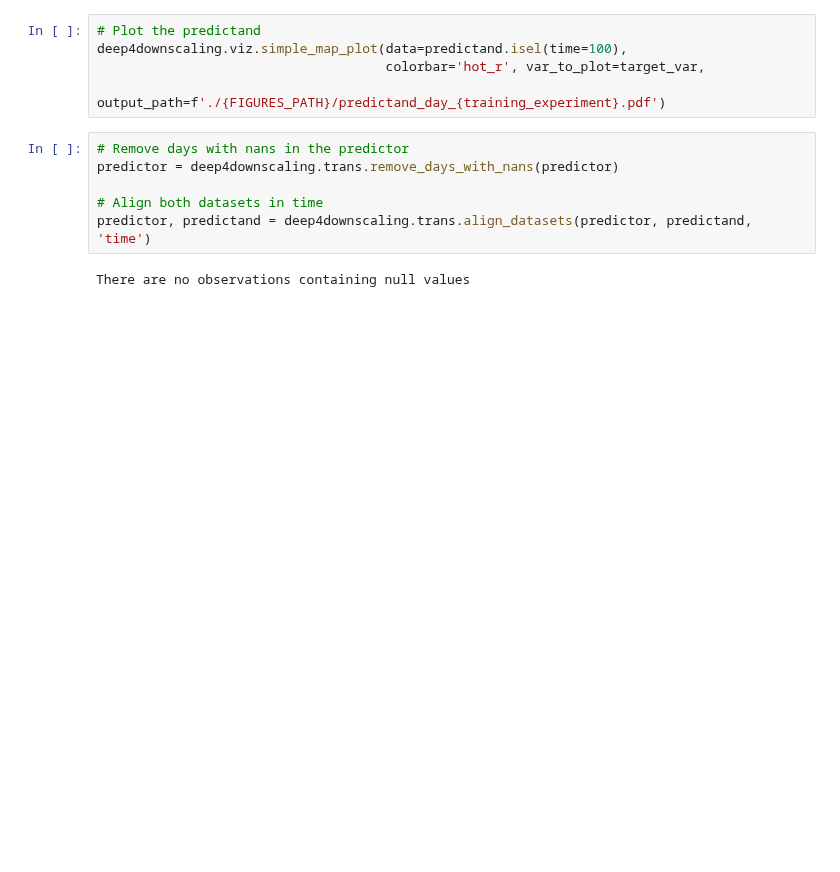
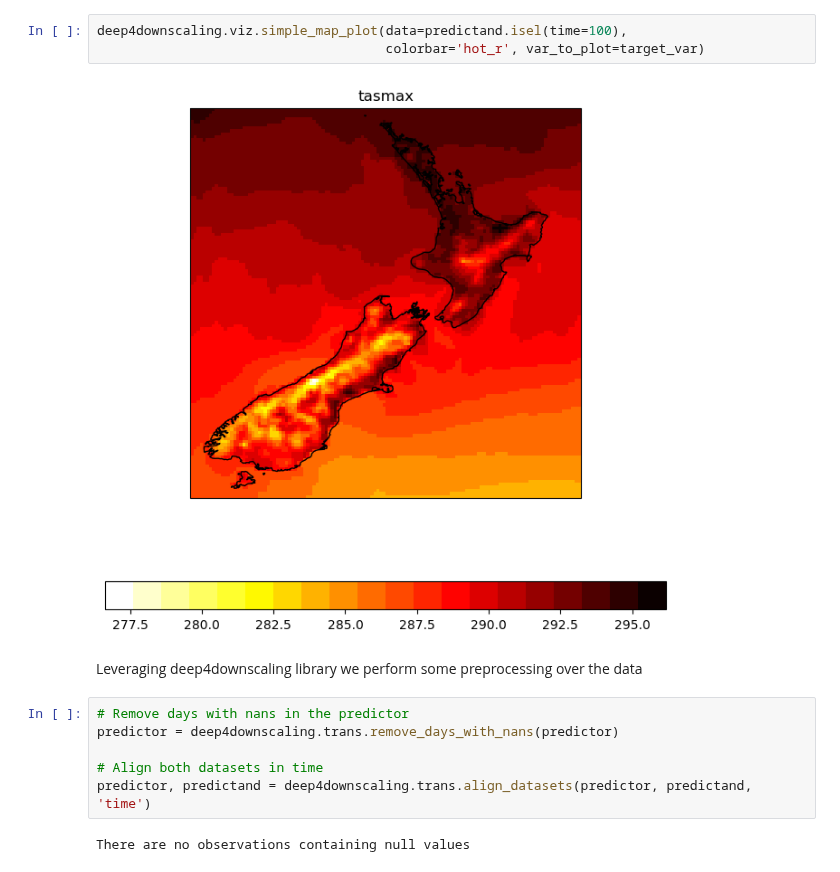
Before and after one commit to SantanderMetGroup/deep4downscaling, a Jupyter notebook: notebooks/cordexbench_downscaling_deepesd.ipynb, the cells around one changed output. Cells and saved outputs as stored; diff of their text form; blank space fills up the shorter version.

```diff
--- a/notebooks/cordexbench_downscaling_deepesd.ipynb
+++ b/notebooks/cordexbench_downscaling_deepesd.ipynb
@@ -125,8 +191,10 @@ Attributes: (12/26)
 # %%
-# Plot the predictand
 deep4downscaling.viz.simple_map_plot(data=predictand.isel(time=100),
-                                     colorbar='hot_r', var_to_plot=target_var,
-                                     output_path=f'./{FIGURES_PATH}/predictand_day_{training_experiment}.pdf')
+                                     colorbar='hot_r', var_to_plot=target_var)
+# %% [output]
+[figure, added]
+# %% [markdown]
+Leveraging deep4downscaling library we perform some preprocessing over the data
 # %%
 # Remove days with nans in the predictor
 predictor = deep4downscaling.trans.remove_days_with_nans(predictor)
```
Also changed, not shown: parts of 61 cells of this notebook, 1 other file.
